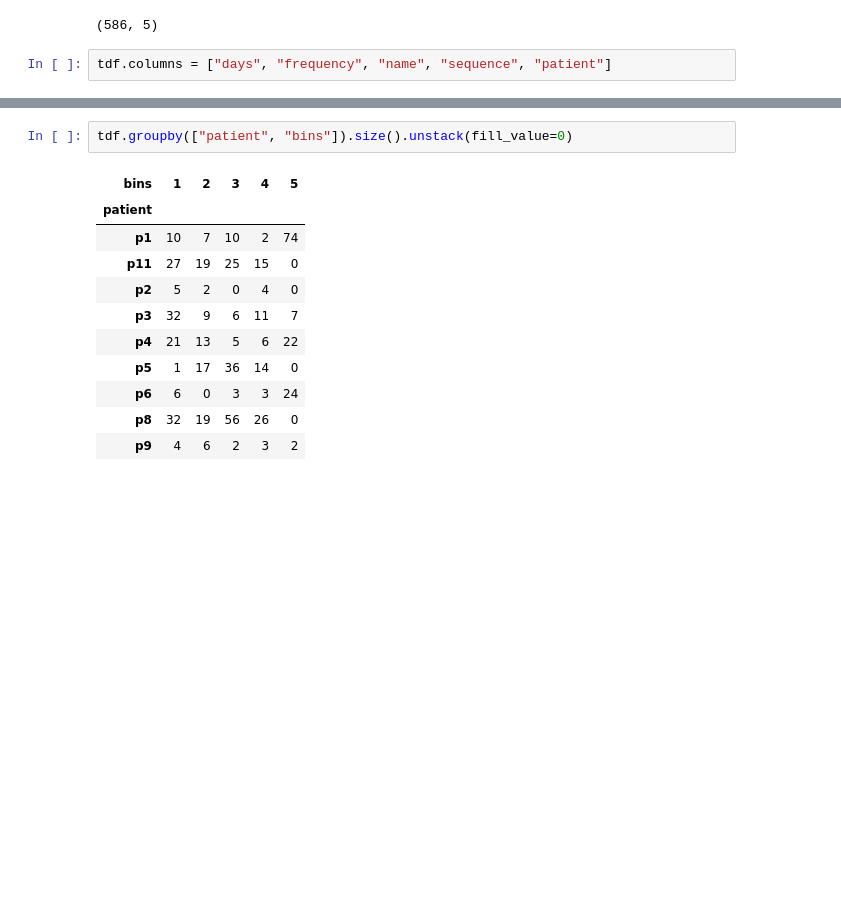
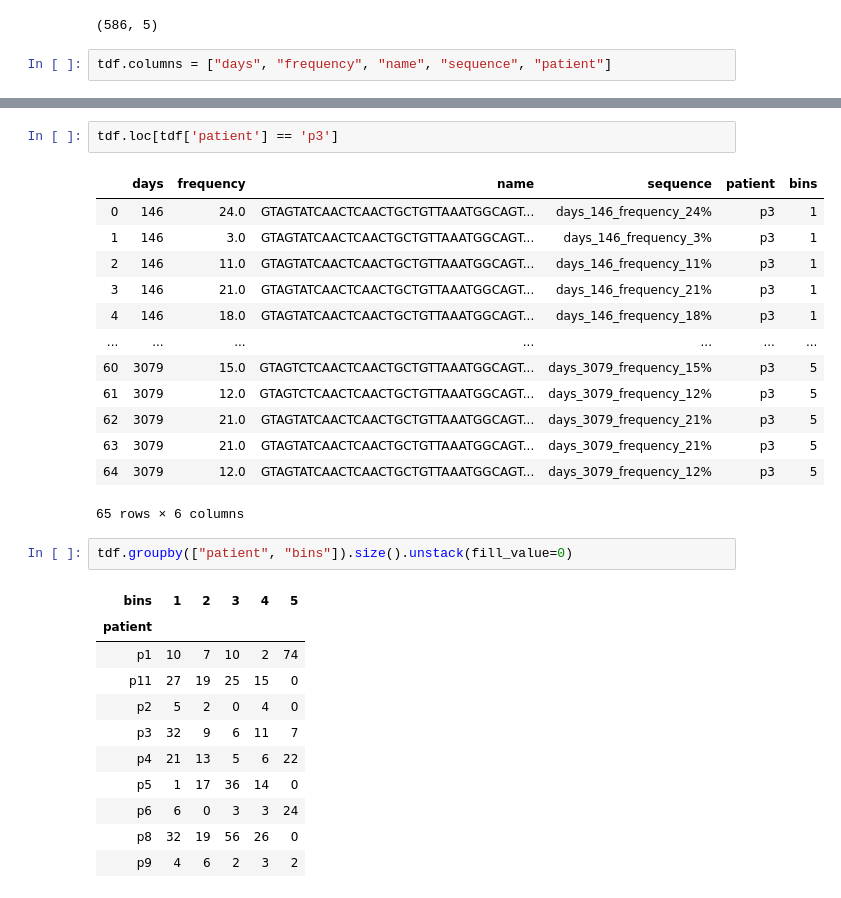
Before and after one commit to tsvvas/HIV_evolution, a Jupyter notebook: 2019-Copy1.05.29_HIV_DeepNGS_exploratoryDA.ipynb, the cells around one changed output, grey strips where cells are left out. Saved outputs shown, nothing was run; the diff lists cells and outputs as text; blank space fills up the shorter version.

```diff
--- a/2019-Copy1.05.29_HIV_DeepNGS_exploratoryDA.ipynb
+++ b/2019-Copy1.05.29_HIV_DeepNGS_exploratoryDA.ipynb
@@ -117,3 +124,19 @@ tdf.head()
+# %%
+tdf.loc[tdf['patient'] == 'p3']
+# %% [output]
+|  | days | frequency | name | sequence | patient | bins |
+| 0 | 146 | 24.0 | GTAGTATCAACTCAACTGCTGTTAAATGGCAGT... | days_146_frequency_24% | p3 | 1 |
+| 1 | 146 | 3.0 | GTAGTATCAACTCAACTGCTGTTAAATGGCAGT... | days_146_frequency_3% | p3 | 1 |
+| 2 | 146 | 11.0 | GTAGTATCAACTCAACTGCTGTTAAATGGCAGT... | days_146_frequency_11% | p3 | 1 |
+| 3 | 146 | 21.0 | GTAGTATCAACTCAACTGCTGTTAAATGGCAGT... | days_146_frequency_21% | p3 | 1 |
+| 4 | 146 | 18.0 | GTAGTATCAACTCAACTGCTGTTAAATGGCAGT... | days_146_frequency_18% | p3 | 1 |
+| ... | ... | ... | ... | ... | ... | ... |
+| 60 | 3079 | 15.0 | GTAGTCTCAACTCAACTGCTGTTAAATGGCAGT... | days_3079_frequency_15% | p3 | 5 |
+| 61 | 3079 | 12.0 | GTAGTCTCAACTCAACTGCTGTTAAATGGCAGT... | days_3079_frequency_12% | p3 | 5 |
+| 62 | 3079 | 21.0 | GTAGTATCAACTCAACTGCTGTTAAATGGCAGT... | days_3079_frequency_21% | p3 | 5 |
+| 63 | 3079 | 21.0 | GTAGTATCAACTCAACTGCTGTTAAATGGCAGT... | days_3079_frequency_21% | p3 | 5 |
+| 64 | 3079 | 12.0 | GTAGTATCAACTCAACTGCTGTTAAATGGCAGT... | days_3079_frequency_12% | p3 | 5 |
+65 rows × 6 columns
 # %%
 tdf.groupby(["patient", "bins"]).size().unstack(fill_value=0)
 # %% [output]
```
Also changed, not shown: parts of 32 cells of this notebook, 1 other file.
